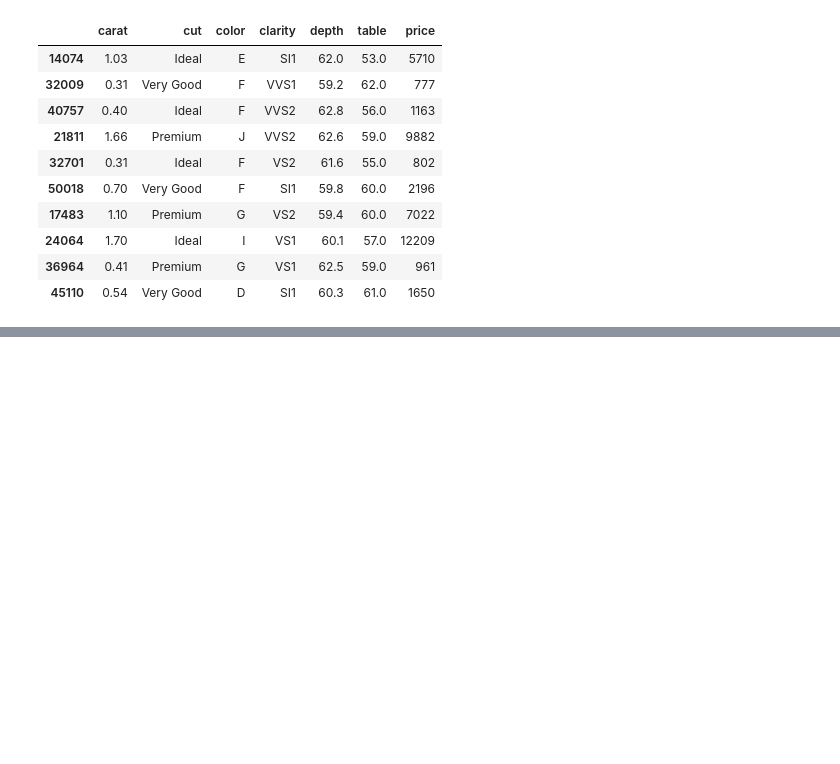
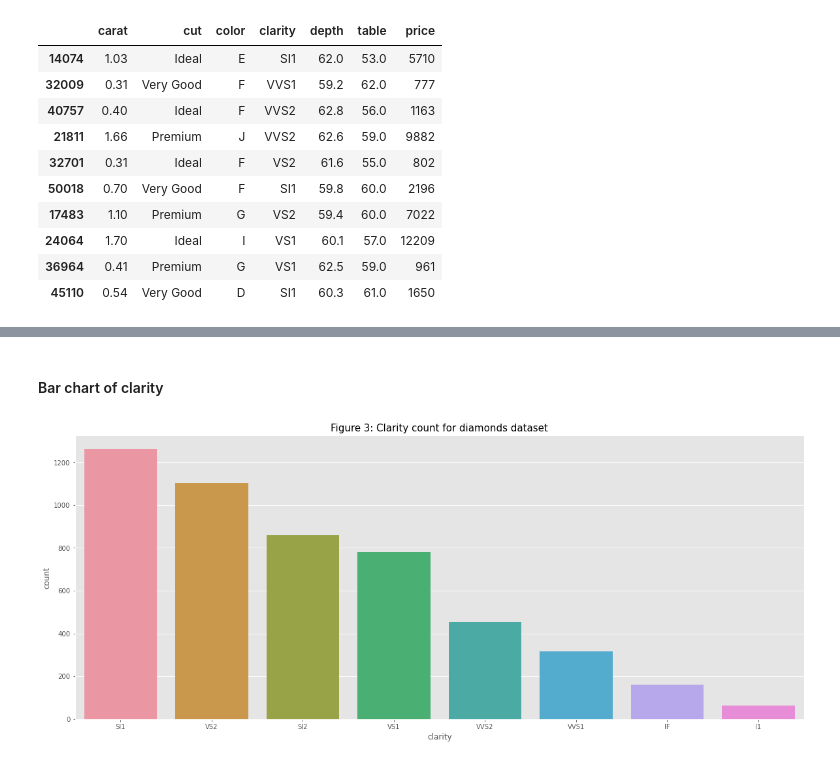
Before and after one commit to billytheme/computing-maths-group-32, a Jupyter notebook: Phase_1_Report.ipynb, the cells around one changed output, grey strips where cells are left out. Cells and saved outputs as stored; diff of their text form; code cells hidden in the pictures; blank space fills up the shorter version.

```diff
--- a/Phase_1_Report.ipynb
+++ b/Phase_1_Report.ipynb
@@ -217,0 +246,9 @@ diamonds_df.sample(10, random_state = 405)
+# %% [markdown]
+#### Bar chart of clarity
+# %%
+plt.figure(figsize = (20,8))
+fig = sns.countplot(x = 'clarity', data = diamonds_df, order = diamonds_df['clarity'].value_counts().index)
+fig = plt.title('Figure 3: Clarity count for diamonds dataset', fontsize = 15)
+plt.show()
+# %% [output]
+[figure, added]
```
Also changed, not shown: parts of 28 cells of this notebook.
